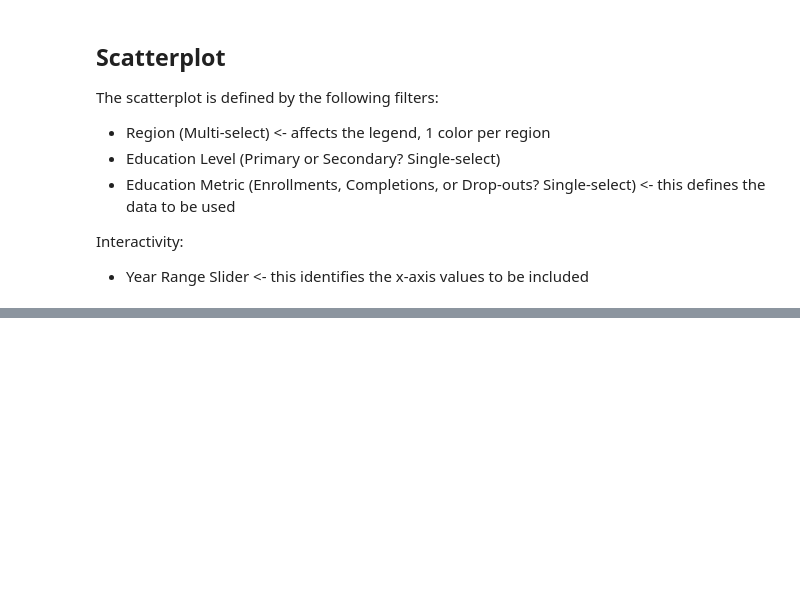
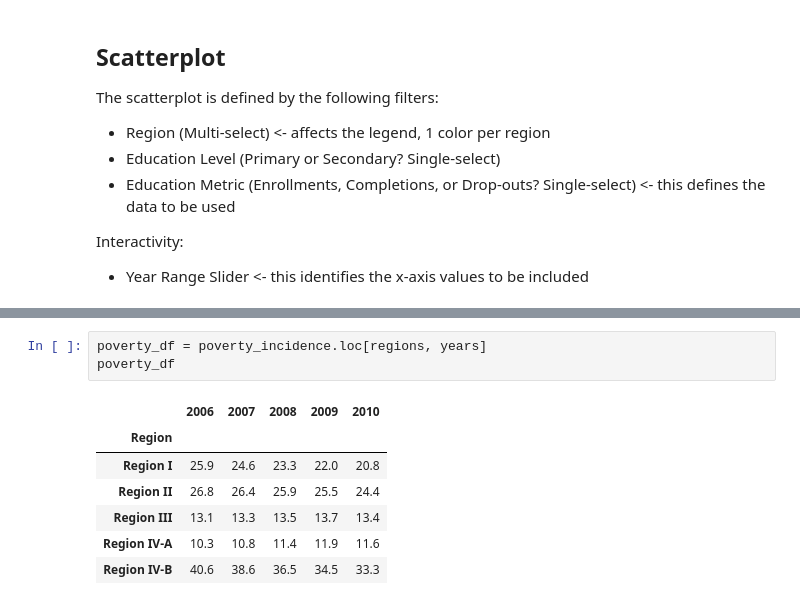
Before and after one commit to angelocguerra/data101-visualizationapp, a Jupyter notebook: NonSpatialDataVisualization.ipynb, the cells around one changed output, grey strips where cells are left out. Drawn from its saved outputs; the diff is of its cells as text; blank space fills up the shorter version.

```diff
--- a/NonSpatialDataVisualization.ipynb
+++ b/NonSpatialDataVisualization.ipynb
@@ -255,0 +344,11 @@ Interactivity:
+# %%
+poverty_df = poverty_incidence.loc[regions, years]
+poverty_df
+# %% [output]
+|  | 2006 | 2007 | 2008 | 2009 | 2010 |
+| Region |  |  |  |  |  |
+| Region I | 25.9 | 24.6 | 23.3 | 22.0 | 20.8 |
+| Region II | 26.8 | 26.4 | 25.9 | 25.5 | 24.4 |
+| Region III | 13.1 | 13.3 | 13.5 | 13.7 | 13.4 |
+| Region IV-A | 10.3 | 10.8 | 11.4 | 11.9 | 11.6 |
+| Region IV-B | 40.6 | 38.6 | 36.5 | 34.5 | 33.3 |
```
Also changed, not shown: parts of 4 cells of this notebook.
